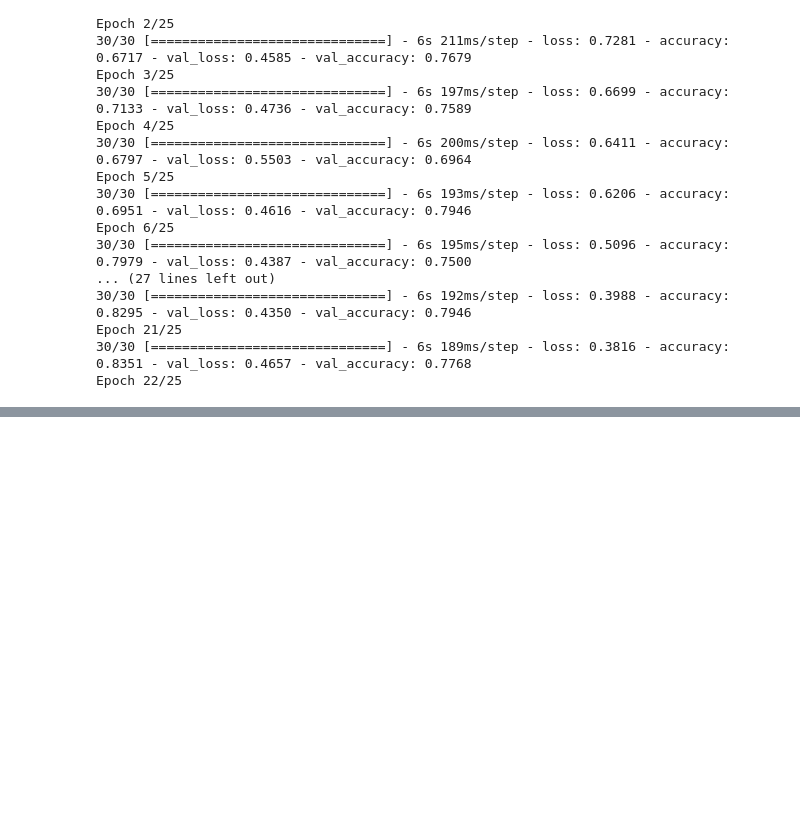
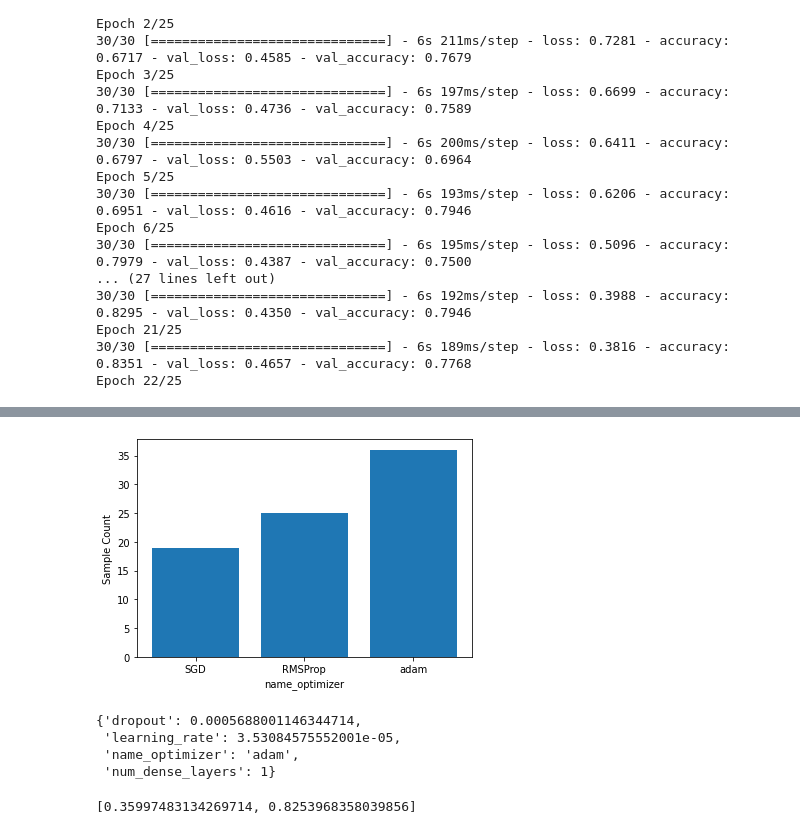
Before and after one commit to Jeremynadal33/classify_stanford_dogs, a Jupyter notebook: final_model.ipynb, the cells around one changed output, grey strips where cells are left out. Drawn from its saved outputs; the diff is of its cells as text; code cells hidden in the pictures; blank space fills up the shorter version.

```diff
--- a/final_model.ipynb
+++ b/final_model.ipynb
@@ -442,0 +661,13 @@ Epoch 22/25
+# %%
+from skopt.plots import plot_histogram
+fig, ax = plot_histogram(result=hp2,
+                         dimension_name='name_optimizer')
+# %% [output]
+[figure, added]
+# %%
+hp2.space.point_to_dict(hp2.x)
+# %% [output]
+{'dropout': 0.0005688001146344714,
+ 'learning_rate': 3.53084575552001e-05,
+ 'name_optimizer': 'adam',
+ 'num_dense_layers': 1}
@@ -442,0 +676,4 @@ Epoch 22/25
+# %%
+model.evaluate_generator(validation_generator)
+# %% [output]
+[0.35997483134269714, 0.8253968358039856]
```
Also changed, not shown: parts of 15 cells of this notebook.
